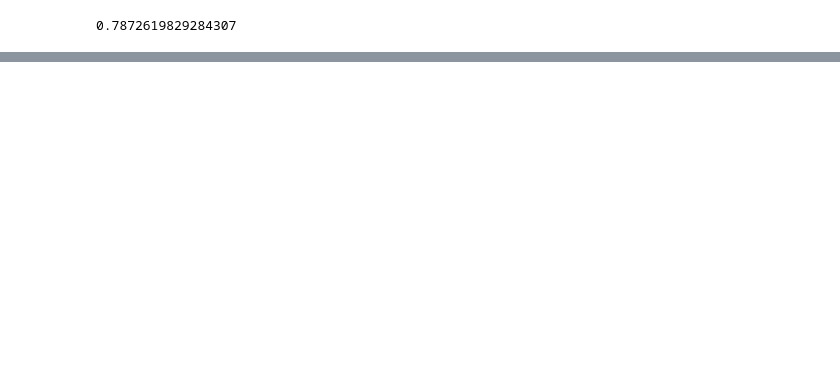
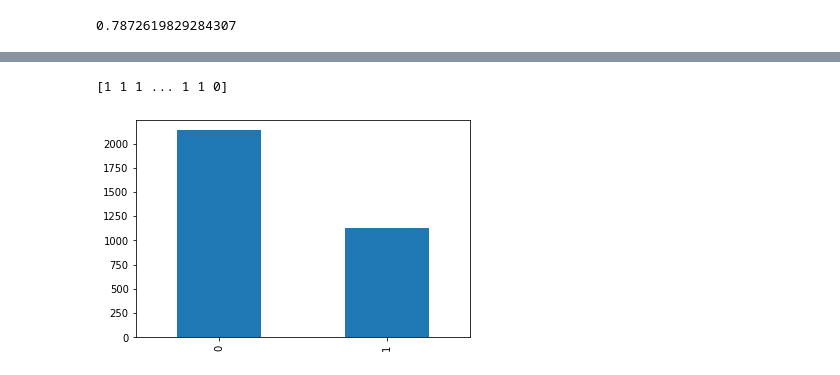
Before and after one commit to hensby/kaggle-NLP-with-Disaster-Tweets, a Jupyter notebook: final/Finally.ipynb, the cells around one changed output, grey strips where cells are left out. Saved outputs shown, nothing was run; the diff lists cells and outputs as text; code cells hidden in the pictures; blank space fills up the shorter version.

```diff
--- a/final/Finally.ipynb
+++ b/final/Finally.ipynb
@@ -95,0 +191,10 @@ sub_df.to_csv("submission_bayes.csv",index=False)
+# %%
+longest_train = max(train, key=lambda sentence: len(word_tokenize(sentence)))
+length_long_sentence = len(word_tokenize(longest_train))
+padded_sentences = pad_sequences(embed(train), length_long_sentence, padding='post')
+
+test_sentences = pad_sequences(
+    embed(test),
+    length_long_sentence,
+    padding='post'
+)
@@ -95,0 +219,8 @@ sub_df.to_csv("submission_bayes.csv",index=False)
+# %%
+embedding_matrix = np.zeros((vocab_length, embedding_dim))
+for word, index in word_tokenizer.word_index.items():
+    if index >= vocab_length:
+        continue
+    embedding_vector = embeddings_dictionary.get(word)
+    if embedding_vector is not None:
+        embedding_matrix[index] = embedding_vector
@@ -95,0 +309,22 @@ sub_df.to_csv("submission_bayes.csv",index=False)
+# %%
+%%time
+from glob import glob
+import scipy
+
+x_models = []
+labels = []
+
+# Carregando os Modelos
+for idx in glob('*.h5'):
+    model = BLSTM()
+    model.load_weights(idx)
+    x_models.append(model)
+
+# Predizendo Classes para o conjunto de Testes
+for idx in x_models:
+    preds = idx.predict_classes(test_sentences)
+    labels.append(preds)
+
+#Votando nas classes, baseando na moda estatística
+labels = scipy.stats.mode(labels)[0]
+labels = np.squeeze(labels)
@@ -95,0 +334,8 @@ sub_df.to_csv("submission_bayes.csv",index=False)
+# %%
+sub_df.target = labels
+print(labels)
+sub_df.to_csv("submission-bilstm.csv", index=False)
+sub_df.target.value_counts().plot.bar();
+# %% [output]
+[1 1 1 ... 1 1 0]
+[figure, added]
```
Also changed, not shown: parts of 24 cells of this notebook.
